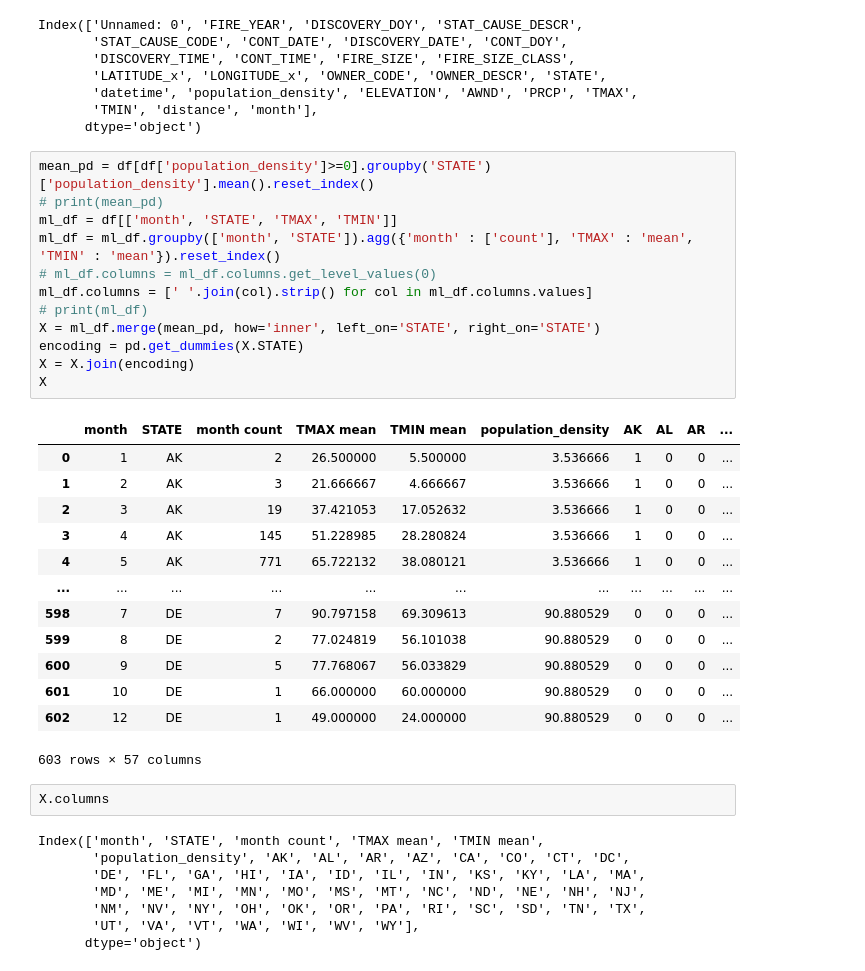
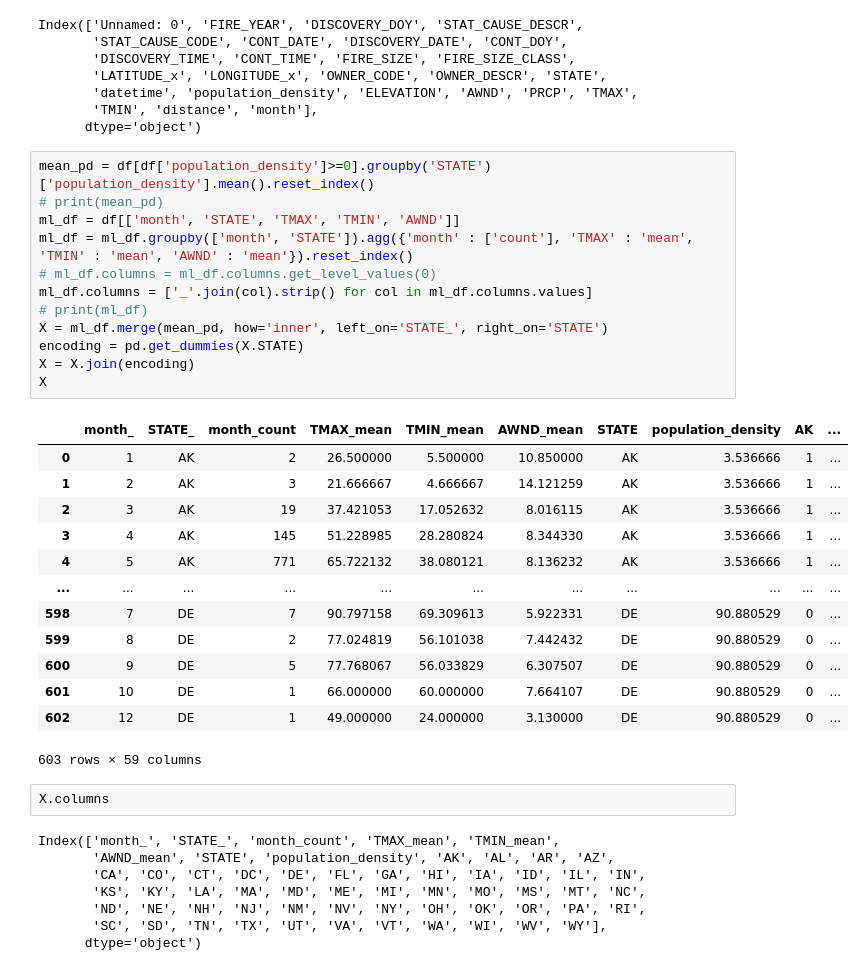
Before and after one commit to huruifu/733-project, a Jupyter notebook: monthly.ipynb, the cells around one changed output. Saved outputs shown, nothing was run; the diff lists cells and outputs as text.

```diff
--- a/monthly.ipynb
+++ b/monthly.ipynb
@@ -77,36 +77,36 @@ Index(['Unnamed: 0', 'FIRE_YEAR', 'DISCOVERY_DOY', 'STAT_CAUSE_DESCR',
 # %%
 mean_pd = df[df['population_density']>=0].groupby('STATE')['population_density'].mean().reset_index()
 # print(mean_pd)
-ml_df = df[['month', 'STATE', 'TMAX', 'TMIN']]
-ml_df = ml_df.groupby(['month', 'STATE']).agg({'month' : ['count'], 'TMAX' : 'mean', 'TMIN' : 'mean'}).reset_index()
+ml_df = df[['month', 'STATE', 'TMAX', 'TMIN', 'AWND']]
+ml_df = ml_df.groupby(['month', 'STATE']).agg({'month' : ['count'], 'TMAX' : 'mean', 'TMIN' : 'mean', 'AWND' : 'mean'}).reset_index()
 # ml_df.columns = ml_df.columns.get_level_values(0)
-ml_df.columns = [' '.join(col).strip() for col in ml_df.columns.values]
+ml_df.columns = ['_'.join(col).strip() for col in ml_df.columns.values]
 # print(ml_df)
-X = ml_df.merge(mean_pd, how='inner', left_on='STATE', right_on='STATE')
+X = ml_df.merge(mean_pd, how='inner', left_on='STATE_', right_on='STATE')
 encoding = pd.get_dummies(X.STATE)
 X = X.join(encoding)
 X
 # %% [output]
-|  | month | STATE | month count | TMAX mean | TMIN mean | population_density | AK | AL | AR | ... |
-| 0 | 1 | AK | 2 | 26.500000 | 5.500000 | 3.536666 | 1 | 0 | 0 | ... |
-| 1 | 2 | AK | 3 | 21.666667 | 4.666667 | 3.536666 | 1 | 0 | 0 | ... |
-| 2 | 3 | AK | 19 | 37.421053 | 17.052632 | 3.536666 | 1 | 0 | 0 | ... |
-| 3 | 4 | AK | 145 | 51.228985 | 28.280824 | 3.536666 | 1 | 0 | 0 | ... |
-| 4 | 5 | AK | 771 | 65.722132 | 38.080121 | 3.536666 | 1 | 0 | 0 | ... |
+|  | month_ | STATE_ | month_count | TMAX_mean | TMIN_mean | AWND_mean | STATE | population_density | AK | ... |
+| 0 | 1 | AK | 2 | 26.500000 | 5.500000 | 10.850000 | AK | 3.536666 | 1 | ... |
+| 1 | 2 | AK | 3 | 21.666667 | 4.666667 | 14.121259 | AK | 3.536666 | 1 | ... |
+| 2 | 3 | AK | 19 | 37.421053 | 17.052632 | 8.016115 | AK | 3.536666 | 1 | ... |
+| 3 | 4 | AK | 145 | 51.228985 | 28.280824 | 8.344330 | AK | 3.536666 | 1 | ... |
+| 4 | 5 | AK | 771 | 65.722132 | 38.080121 | 8.136232 | AK | 3.536666 | 1 | ... |
 | ... | ... | ... | ... | ... | ... | ... | ... | ... | ... | ... |
-| 598 | 7 | DE | 7 | 90.797158 | 69.309613 | 90.880529 | 0 | 0 | 0 | ... |
-| 599 | 8 | DE | 2 | 77.024819 | 56.101038 | 90.880529 | 0 | 0 | 0 | ... |
-| 600 | 9 | DE | 5 | 77.768067 | 56.033829 | 90.880529 | 0 | 0 | 0 | ... |
-| 601 | 10 | DE | 1 | 66.000000 | 60.000000 | 90.880529 | 0 | 0 | 0 | ... |
-| 602 | 12 | DE | 1 | 49.000000 | 24.000000 | 90.880529 | 0 | 0 | 0 | ... |
+| 598 | 7 | DE | 7 | 90.797158 | 69.309613 | 5.922331 | DE | 90.880529 | 0 | ... |
+| 599 | 8 | DE | 2 | 77.024819 | 56.101038 | 7.442432 | DE | 90.880529 | 0 | ... |
+| 600 | 9 | DE | 5 | 77.768067 | 56.033829 | 6.307507 | DE | 90.880529 | 0 | ... |
+| 601 | 10 | DE | 1 | 66.000000 | 60.000000 | 7.664107 | DE | 90.880529 | 0 | ... |
+| 602 | 12 | DE | 1 | 49.000000 | 24.000000 | 3.130000 | DE | 90.880529 | 0 | ... |
-603 rows × 57 columns
+603 rows × 59 columns
 # %%
 X.columns
 # %% [output]
-Index(['month', 'STATE', 'month count', 'TMAX mean', 'TMIN mean',
-       'population_density', 'AK', 'AL', 'AR', 'AZ', 'CA', 'CO', 'CT', 'DC',
-       'DE', 'FL', 'GA', 'HI', 'IA', 'ID', 'IL', 'IN', 'KS', 'KY', 'LA', 'MA',
-       'MD', 'ME', 'MI', 'MN', 'MO', 'MS', 'MT', 'NC', 'ND', 'NE', 'NH', 'NJ',
-       'NM', 'NV', 'NY', 'OH', 'OK', 'OR', 'PA', 'RI', 'SC', 'SD', 'TN', 'TX',
-       'UT', 'VA', 'VT', 'WA', 'WI', 'WV', 'WY'],
+Index(['month_', 'STATE_', 'month_count', 'TMAX_mean', 'TMIN_mean',
+       'AWND_mean', 'STATE', 'population_density', 'AK', 'AL', 'AR', 'AZ',
+       'CA', 'CO', 'CT', 'DC', 'DE', 'FL', 'GA', 'HI', 'IA', 'ID', 'IL', 'IN',
+       'KS', 'KY', 'LA', 'MA', 'MD', 'ME', 'MI', 'MN', 'MO', 'MS', 'MT', 'NC',
+       'ND', 'NE', 'NH', 'NJ', 'NM', 'NV', 'NY', 'OH', 'OK', 'OR', 'PA', 'RI',
+       'SC', 'SD', 'TN', 'TX', 'UT', 'VA', 'VT', 'WA', 'WI', 'WV', 'WY'],
       dtype='object')
```
Also changed, not shown: parts of 15 cells of this notebook, 1 other file.
